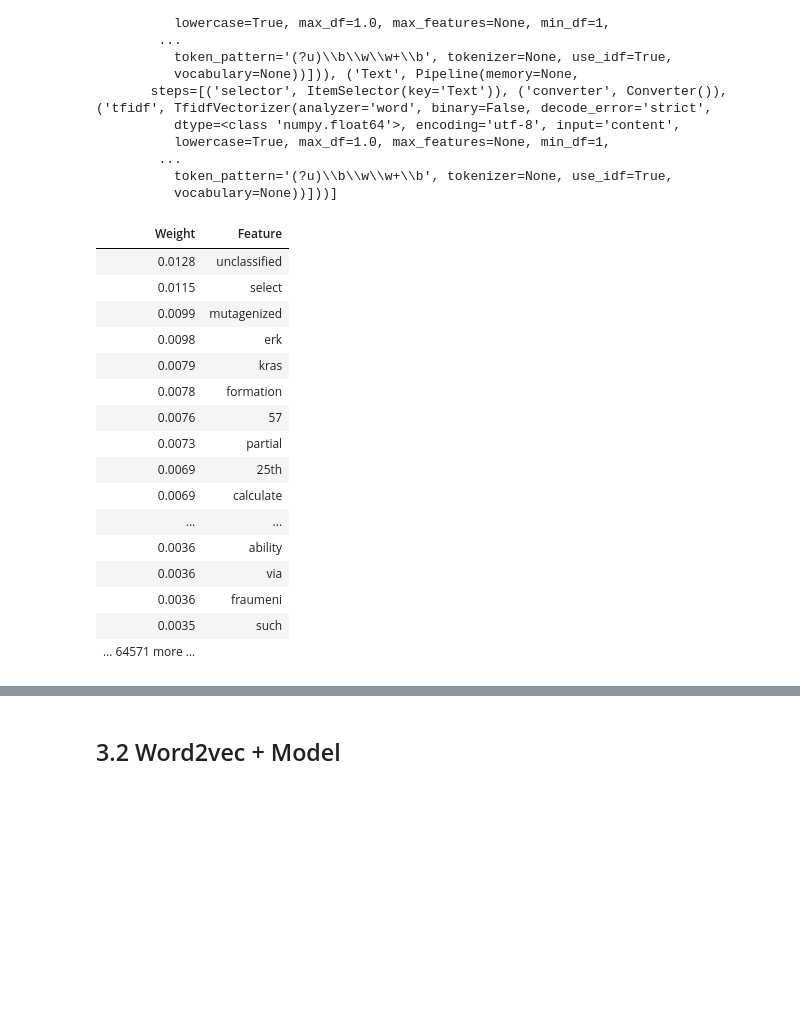
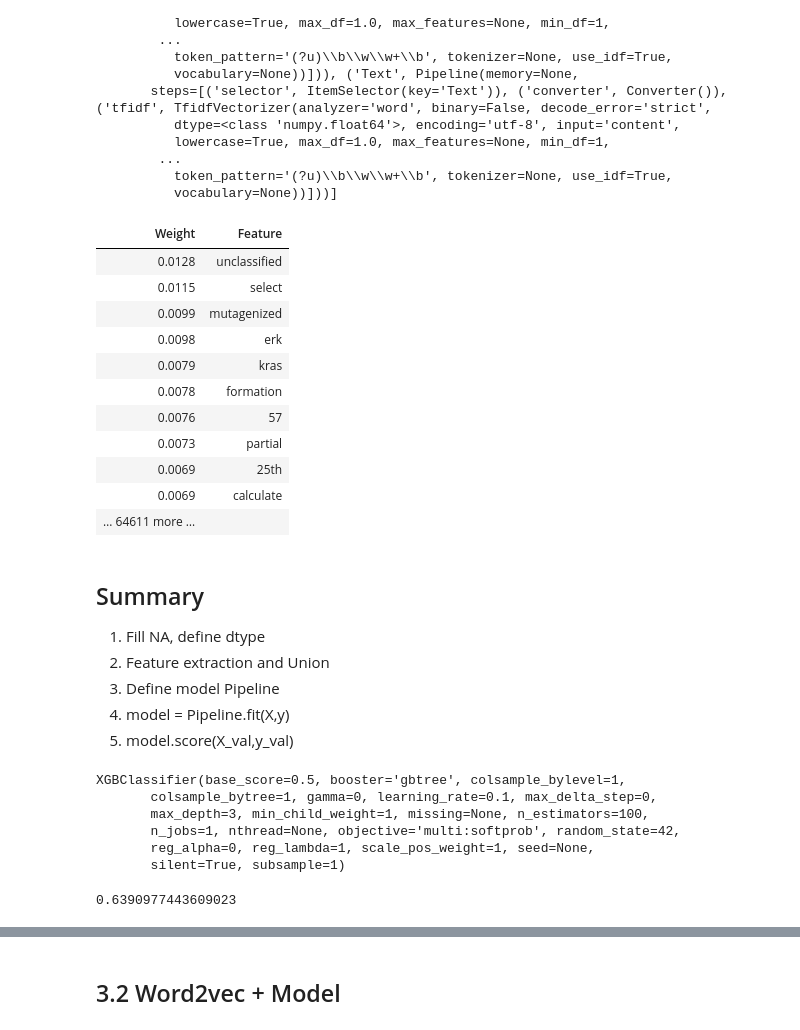
Before and after one commit to dujm/Health_PrecisionMedicine, a Jupyter notebook: notebooks/02Feature_and_Model_Sample_Data.ipynb, the cells around one changed output, grey strips where cells are left out. Saved outputs shown, nothing was run; the diff lists cells and outputs as text; code cells hidden in the pictures; blank space fills up the shorter version.

Commit message:
summary tfidf-explain weights

```diff
--- a/notebooks/02Feature_and_Model_Sample_Data.ipynb
+++ b/notebooks/02Feature_and_Model_Sample_Data.ipynb
@@ -577,28 +586,23 @@ list_features.extend(f2)
 list_features.extend(f3)
 # %%
 #!pip install eli5
-#from eli5.explain import explain_weights
+from eli5.explain import explain_weights
 from eli5.formatters import explain_weights_df
 
 explain_weights(model.named_steps['clf'],
-                 vec=None, top=50,
+                 vec=None, top=10,
                  target_names=ppl.classes_,
                  feature_names=list_features)
 # %% [output]
 | Weight | Feature |
 | 0.0128 | unclassified |
 | 0.0115 | select |
 | 0.0099 | mutagenized |
 | 0.0098 | erk |
 | 0.0079 | kras |
 | 0.0078 | formation |
 | 0.0076 | 57 |
 | 0.0073 | partial |
 | 0.0069 | 25th |
 | 0.0069 | calculate |
-| ... | ... |
-| 0.0036 | ability |
-| 0.0036 | via |
-| 0.0036 | fraumeni |
-| 0.0035 | such |
-| … 64571 more … |  |
+| … 64611 more … |  |
@@ -611,0 +611,7 @@ df_name.to_csv('../data/features/sample_3groups_tf_idf_featuers.csv')
+# %% [markdown]
+## Summary
+1. Fill NA, define dtype
+2. Feature extraction and Union
+3. Define model Pipeline
+4. model = Pipeline.fit(X,y)
+5. model.score(X_val,y_val)
@@ -611,0 +651,15 @@ df_name.to_csv('../data/features/sample_3groups_tf_idf_featuers.csv')
+# %%
+model = xgb.XGBClassifier(objective="multi:softprob", random_state=42)
+model.fit(X_tr, y_tr)
+# %% [output]
+XGBClassifier(base_score=0.5, booster='gbtree', colsample_bylevel=1,
+       colsample_bytree=1, gamma=0, learning_rate=0.1, max_delta_step=0,
+       max_depth=3, min_child_weight=1, missing=None, n_estimators=100,
+       n_jobs=1, nthread=None, objective='multi:softprob', random_state=42,
+       reg_alpha=0, reg_lambda=1, scale_pos_weight=1, seed=None,
+       silent=True, subsample=1)
+# %%
+# Accuracy score
+model.score(X_val,y_val)
+# %% [output]
+0.6390977443609023
```
Also changed, not shown: parts of 15 cells of this notebook.
